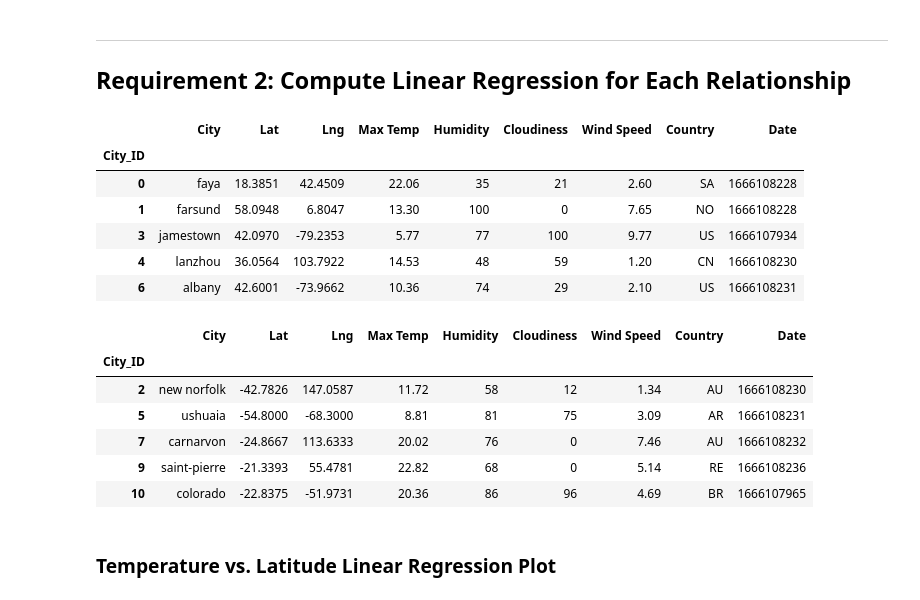
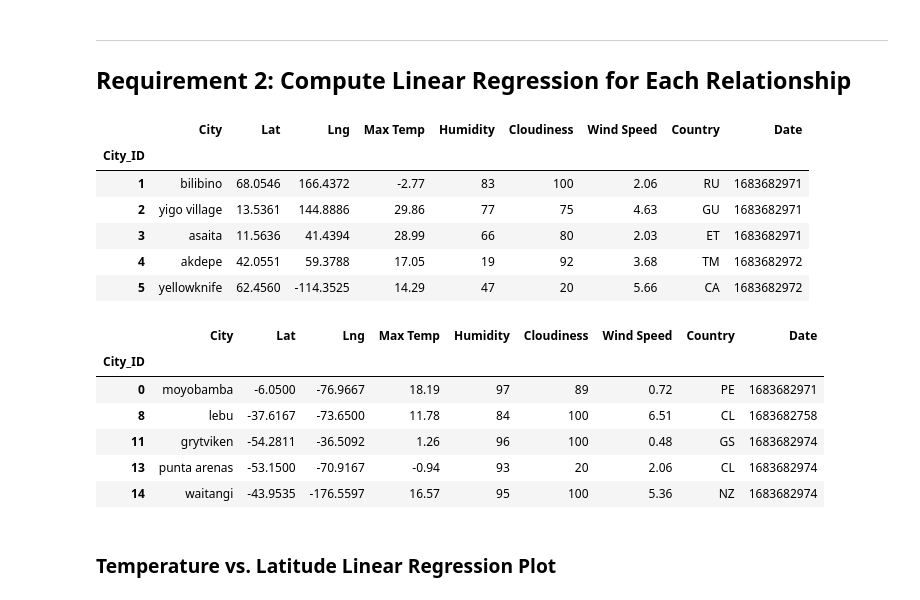
Before and after one commit to SavPepper22/python-api-challenge, a Jupyter notebook: WeatherPy.ipynb, the cells around one changed output. Cells and saved outputs as stored; diff of their text form; code cells hidden in the pictures.

```diff
--- a/WeatherPy.ipynb
+++ b/WeatherPy.ipynb
@@ -175,9 +173,9 @@ city_data_df.to_csv("output_data/cities.csv", index_label="City_ID")
 # %%
 # Read saved data
-city_data_df = pd.read_csv("output_data/cities.csv", index_col="City_ID")
+city_weather_data_df = pd.read_csv("cities.csv", index_col="City_ID")
 
 # Display sample data
-city_data_df.head()
+city_weather_data_df.head()
 # %% [output]
 |  | City | Lat | Lng | Max Temp | Humidity | Cloudiness | Wind Speed | Country | Date |
 | City_ID |  |  |  |  |  |  |  |  |  |
@@ -262,30 +286,30 @@ plt.show()
 # %%
 # Create a DataFrame with the Northern Hemisphere data (Latitude >= 0)
-# YOUR CODE HERE
+north_hem_df = city_weather_data_df.loc[(city_weather_data_df["Lat"] >=0)]
 
 # Display sample data
-northern_hemi_df.head()
+north_hem_df.head()
 # %% [output]
 |  | City | Lat | Lng | Max Temp | Humidity | Cloudiness | Wind Speed | Country | Date |
 | City_ID |  |  |  |  |  |  |  |  |  |
-| 0 | faya | 18.3851 | 42.4509 | 22.06 | 35 | 21 | 2.60 | SA | 1666108228 |
-| 1 | farsund | 58.0948 | 6.8047 | 13.30 | 100 | 0 | 7.65 | NO | 1666108228 |
-| 3 | jamestown | 42.0970 | -79.2353 | 5.77 | 77 | 100 | 9.77 | US | 1666107934 |
-| 4 | lanzhou | 36.0564 | 103.7922 | 14.53 | 48 | 59 | 1.20 | CN | 1666108230 |
-| 6 | albany | 42.6001 | -73.9662 | 10.36 | 74 | 29 | 2.10 | US | 1666108231 |
+| 1 | bilibino | 68.0546 | 166.4372 | -2.77 | 83 | 100 | 2.06 | RU | 1683682971 |
+| 2 | yigo village | 13.5361 | 144.8886 | 29.86 | 77 | 75 | 4.63 | GU | 1683682971 |
+| 3 | asaita | 11.5636 | 41.4394 | 28.99 | 66 | 80 | 2.03 | ET | 1683682971 |
+| 4 | akdepe | 42.0551 | 59.3788 | 17.05 | 19 | 92 | 3.68 | TM | 1683682972 |
+| 5 | yellowknife | 62.4560 | -114.3525 | 14.29 | 47 | 20 | 5.66 | CA | 1683682972 |
 # %%
 # Create a DataFrame with the Southern Hemisphere data (Latitude < 0)
-# YOUR CODE HERE
+south_hem_df = city_weather_data_df.loc[(city_weather_data_df["Lat"] <0)]
 
 # Display sample data
-southern_hemi_df.head()
+south_hem_df.head()
 # %% [output]
 |  | City | Lat | Lng | Max Temp | Humidity | Cloudiness | Wind Speed | Country | Date |
 | City_ID |  |  |  |  |  |  |  |  |  |
-| 2 | new norfolk | -42.7826 | 147.0587 | 11.72 | 58 | 12 | 1.34 | AU | 1666108230 |
-| 5 | ushuaia | -54.8000 | -68.3000 | 8.81 | 81 | 75 | 3.09 | AR | 1666108231 |
-| 7 | carnarvon | -24.8667 | 113.6333 | 20.02 | 76 | 0 | 7.46 | AU | 1666108232 |
-| 9 | saint-pierre | -21.3393 | 55.4781 | 22.82 | 68 | 0 | 5.14 | RE | 1666108236 |
-| 10 | colorado | -22.8375 | -51.9731 | 20.36 | 86 | 96 | 4.69 | BR | 1666107965 |
+| 0 | moyobamba | -6.0500 | -76.9667 | 18.19 | 97 | 89 | 0.72 | PE | 1683682971 |
+| 8 | lebu | -37.6167 | -73.6500 | 11.78 | 84 | 100 | 6.51 | CL | 1683682758 |
+| 11 | grytviken | -54.2811 | -36.5092 | 1.26 | 96 | 100 | 0.48 | GS | 1683682974 |
+| 13 | punta arenas | -53.1500 | -70.9167 | -0.94 | 93 | 20 | 2.06 | CL | 1683682974 |
+| 14 | waitangi | -43.9535 | -176.5597 | 16.57 | 95 | 100 | 5.36 | NZ | 1683682974 |
 # %% [markdown]
 ###  Temperature vs. Latitude Linear Regression Plot
```
Also changed, not shown: parts of 37 cells of this notebook, 5 other files.
